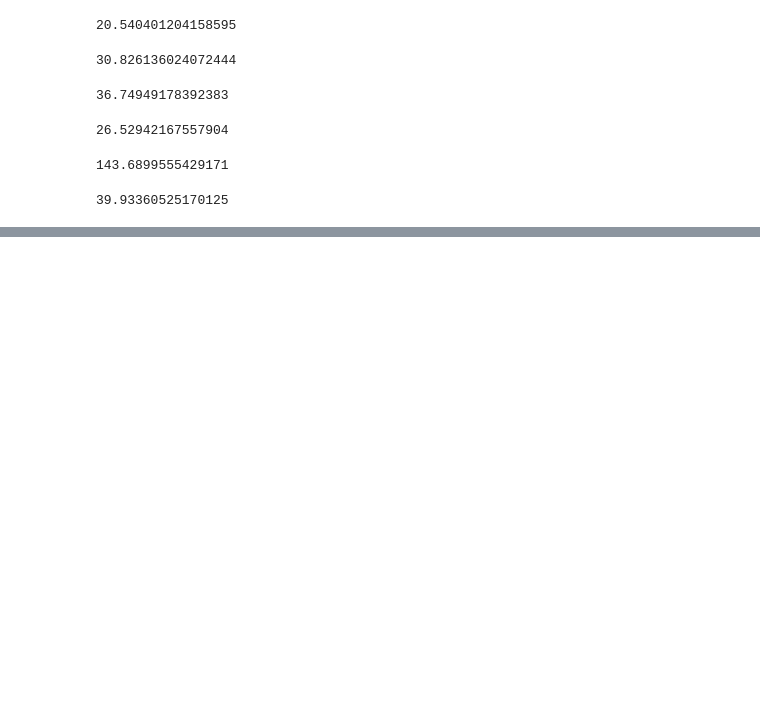
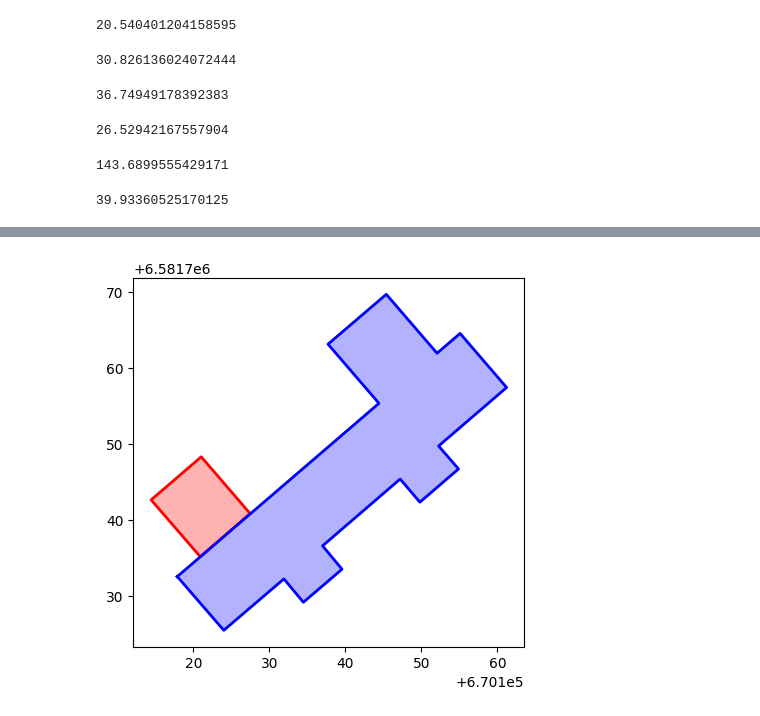
Before and after one commit to KTH-UrbanT/mubes-ubem, a Jupyter notebook: bin/outputs/test.ipynb, the cells around one changed output, grey strips where cells are left out. Saved outputs shown, nothing was run; the diff lists cells and outputs as text; code cells hidden in the pictures; blank space fills up the shorter version.

```diff
--- a/bin/outputs/test.ipynb
+++ b/bin/outputs/test.ipynb
@@ -156,0 +217,39 @@ v
+# %%
+from shapely.geometry import Polygon
+import matplotlib.pyplot as plt
+
+# Your footprints
+fp1 = [(670127.45333, 6581740.85744),
+       (670121.028,   6581748.32794),
+       (670114.433,   6581742.65794),
+       (670120.90483, 6581735.17907)]
+
+fp2 = [(670117.874,  6581732.56893),
+       (670123.992,  6581725.49994),
+       (670131.903,  6581732.26594),
+       (670134.461,  6581729.18893),
+       (670139.546,  6581733.53594),
+       (670136.988,  6581736.61294),
+       (670147.195,  6581745.40094),
+       (670149.788,  6581742.35594),
+       (670154.873,  6581746.72593),
+       (670152.256,  6581749.75094),
+       (670161.203,  6581757.44494),
+       (670155.08,   6581764.55694),
+       (670152.047,  6581761.94994),
+       (670145.373,  6581769.70293),
+       (670137.705,  6581763.14294),
+       (670144.406,  6581755.36193)]
+
+poly1 = Polygon(fp1)
+poly2 = Polygon(fp2)
+
+for poly, color in [(poly1, "red"), (poly2, "blue")]:
+    x, y = poly.exterior.xy
+    plt.plot(x, y, color=color, linewidth=2)
+    plt.fill(x, y, color=color, alpha=0.3)
+
+plt.gca().set_aspect("equal", adjustable="box")
+plt.show()
+# %% [output]
+[figure, added]
```
Also changed, not shown: parts of 6 cells of this notebook, 21 other files.
